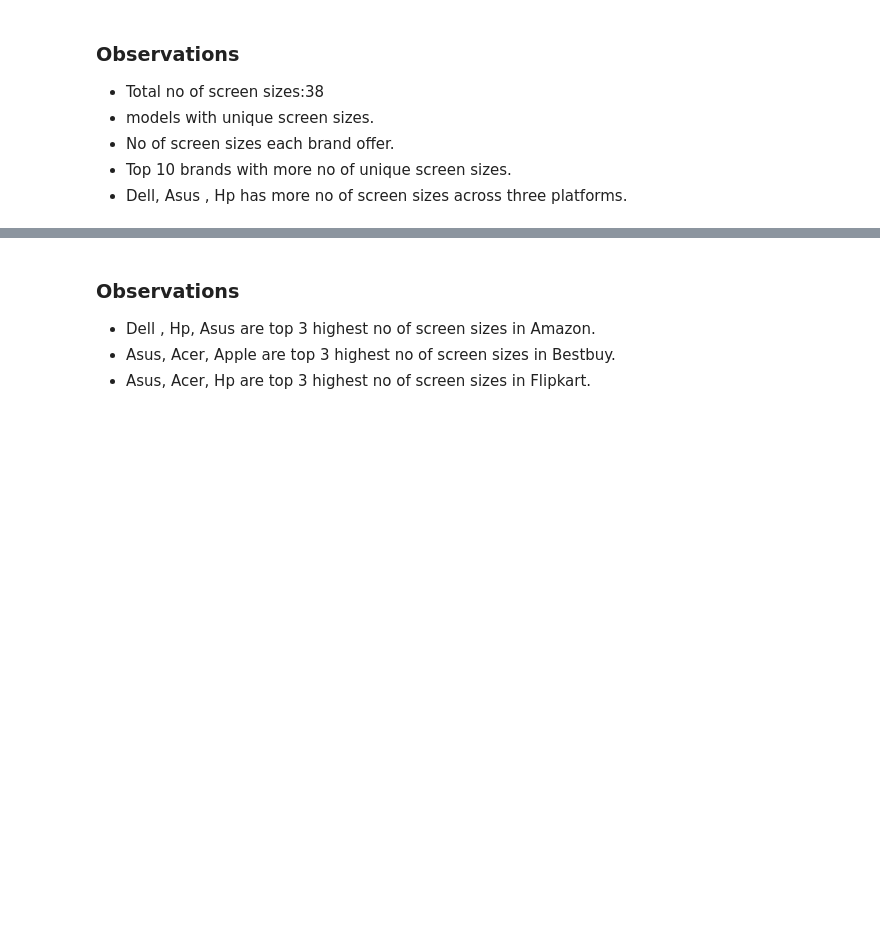
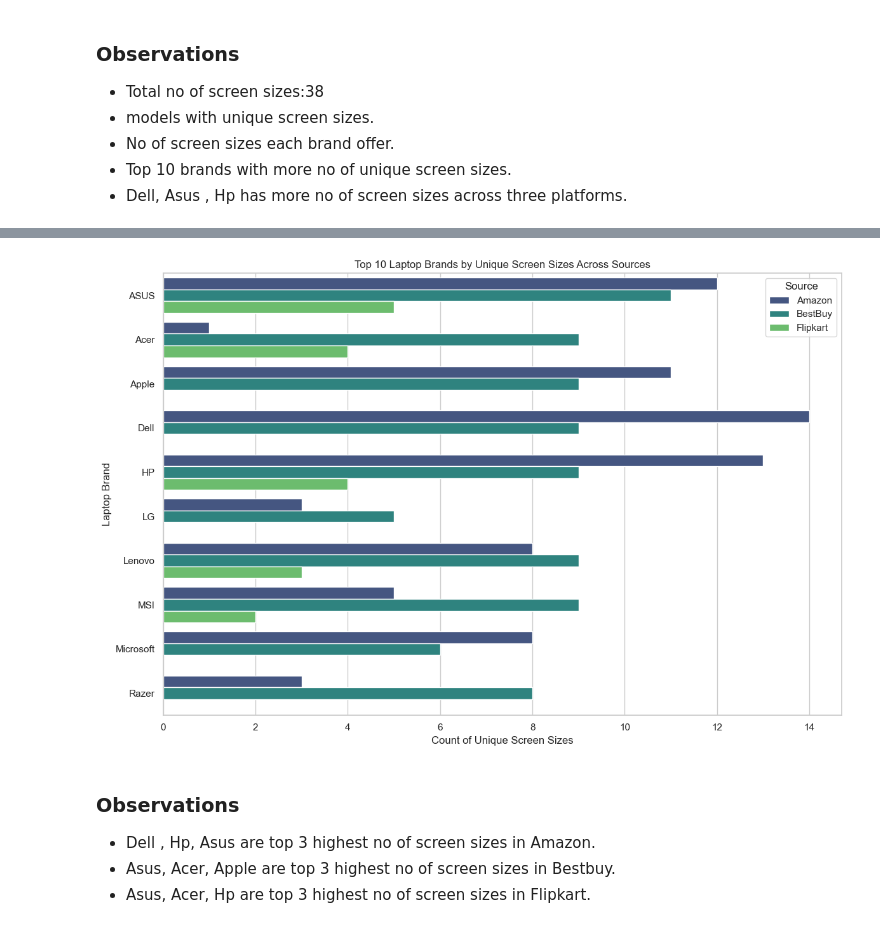
Before and after one commit to VaibhavSaran/CSE-587-PROJECT-LAPTRACK, a Jupyter notebook: Project Laptrack - Phase 1 Exploratory Data Analysis.ipynb, the cells around one changed output, grey strips where cells are left out. Drawn from its saved outputs; the diff is of its cells as text; code cells hidden in the pictures; blank space fills up the shorter version.

```diff
--- a/Project Laptrack - Phase 1 Exploratory Data Analysis.ipynb
+++ b/Project Laptrack - Phase 1 Exploratory Data Analysis.ipynb
@@ -609,3 +581,28 @@ for source in sources:
+# %%
+screen_size_counts_by_source = model_unique_screensizes.groupby(['Laptop_Brand', 'Source'])['Screen_Size'].nunique().reset_index()
+
+screen_size_counts_by_source.columns = ['Laptop_Brand', 'Source', 'Unique_Screen_Size_Count']
+
+
+top_10_all_sources = screen_size_counts_by_source.groupby('Laptop_Brand').agg({'Unique_Screen_Size_Count': 'sum'}).reset_index()
+top_10_all_sources = top_10_all_sources.nlargest(10, 'Unique_Screen_Size_Count')
+
+top_10_with_source = screen_size_counts_by_source[screen_size_counts_by_source['Laptop_Brand'].isin(top_10_all_sources['Laptop_Brand'])]
+
+sns.set(style="whitegrid")
+
+plt.figure(figsize=(12, 8))
+sns.barplot(x='Unique_Screen_Size_Count', y='Laptop_Brand', hue='Source', data=top_10_with_source, palette='viridis')
+
+plt.title('Top 10 Laptop Brands by Unique Screen Sizes Across Sources')
+plt.xlabel('Count of Unique Screen Sizes')
+plt.ylabel('Laptop Brand')
+
+plt.legend(title='Source')
+plt.tight_layout()
+plt.show()
+# %% [output]
+[figure, added]
 # %% [markdown]
 ### Observations
 - Dell , Hp, Asus are top 3 highest no of screen sizes in Amazon.
```
Also changed, not shown: parts of 6 cells of this notebook.
